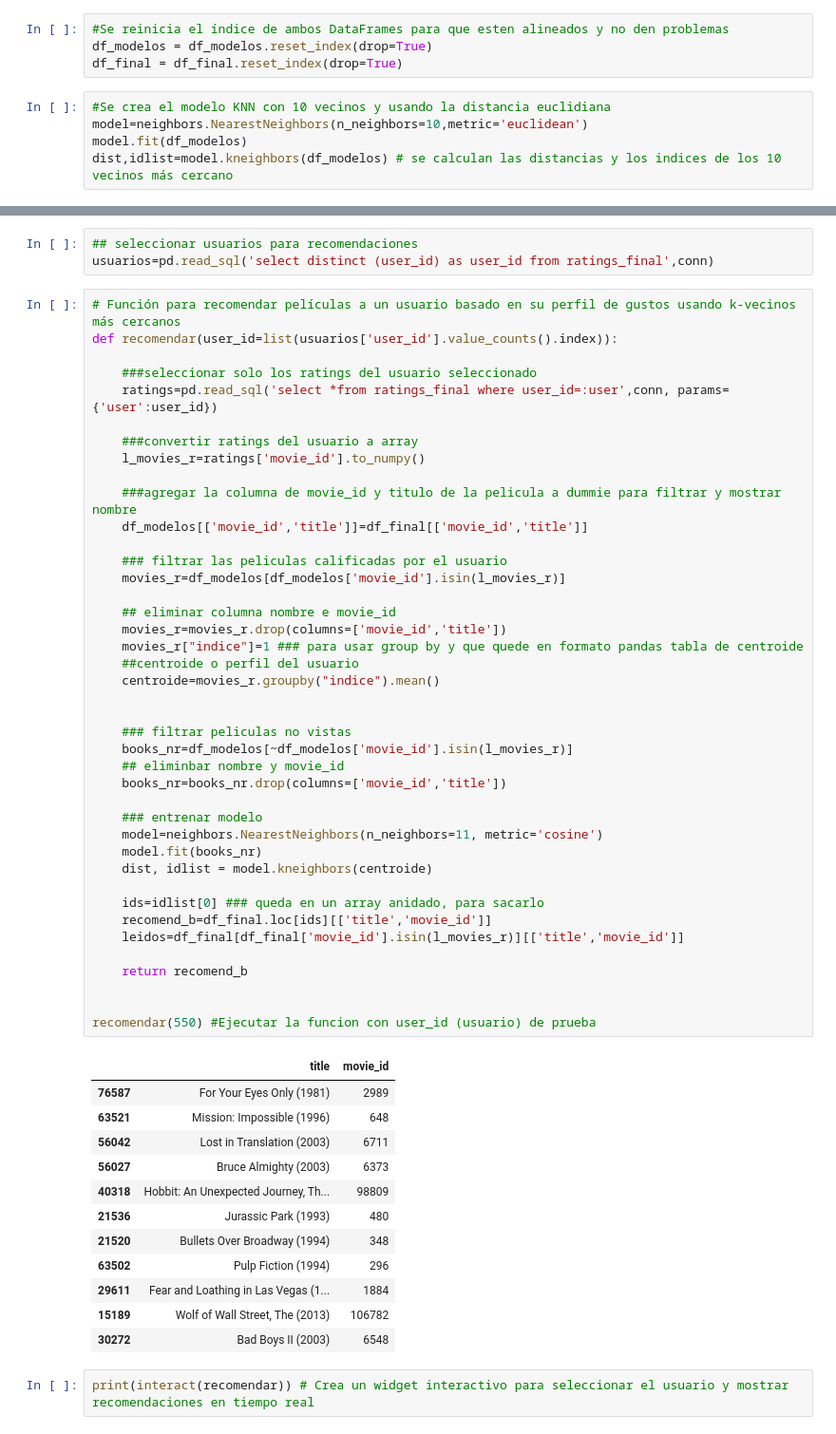
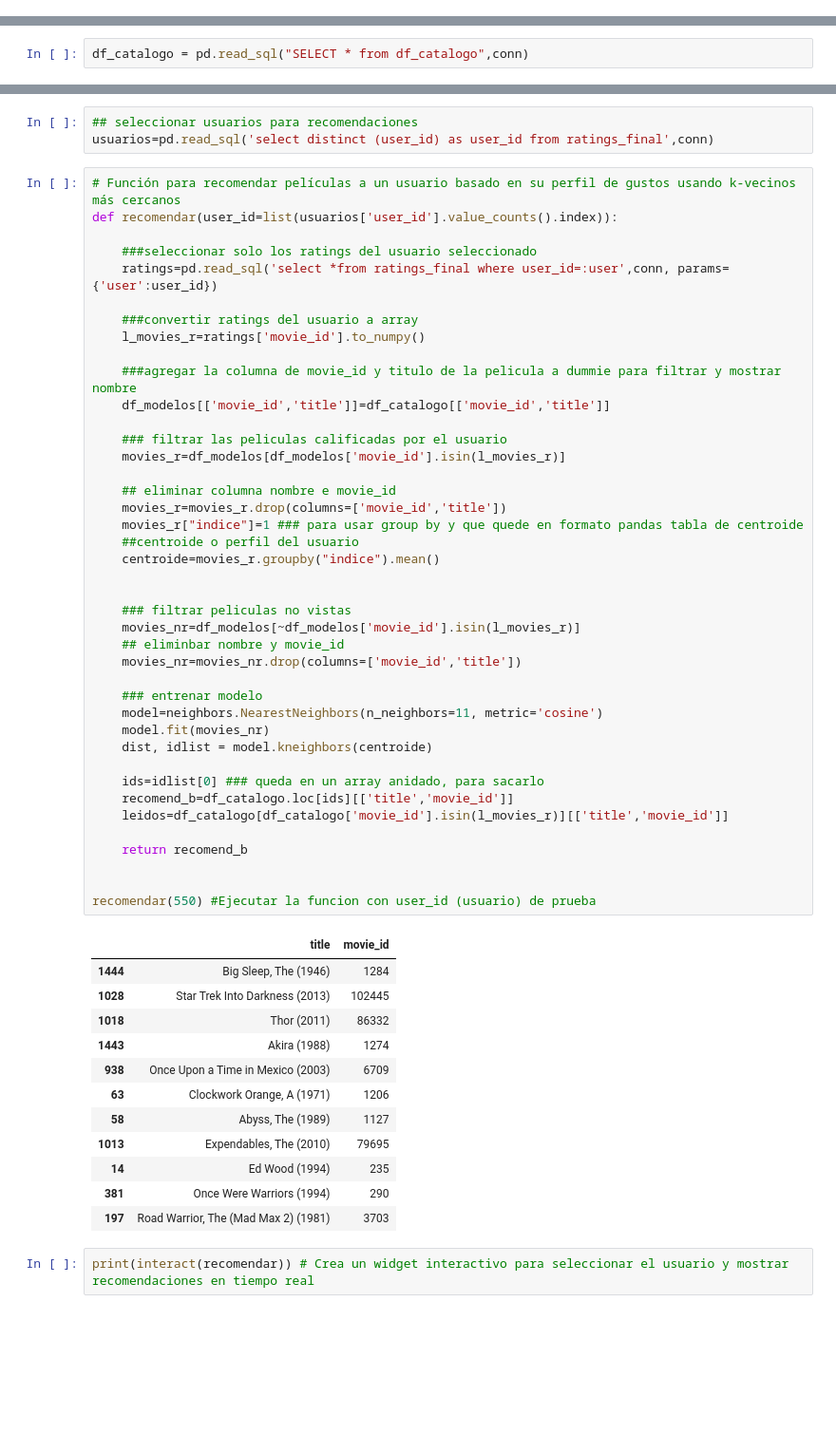
Before and after one commit to josedavidm12/sistemas_recomendacion, a Jupyter notebook: e_modelos2.ipynb, the cells around one changed output, grey strips where cells are left out. Shown at 95% size. Cells and saved outputs as stored; diff of their text form; blank space fills up the shorter version.

```diff
--- a/e_modelos2.ipynb
+++ b/e_modelos2.ipynb
@@ -109,9 +113,0 @@ df_final=joblib.load('/content/drive/MyDrive/analitica 3/sistemas_recomendacion/
-# %%
-#Se reinicia el índice de ambos DataFrames para que esten alineados y no den problemas
-df_modelos = df_modelos.reset_index(drop=True)
-df_final = df_final.reset_index(drop=True)
-# %%
-#Se crea el modelo KNN con 10 vecinos y usando la distancia euclidiana
-model=neighbors.NearestNeighbors(n_neighbors=10,metric='euclidean')
-model.fit(df_modelos)
-dist,idlist=model.kneighbors(df_modelos) # se calculan las distancias y los indices de los 10 vecinos más cercano
@@ -166,3 +114,5 @@ interactive(children=(Dropdown(description='movie_name', options=('Forrest Gump
+# %%
+df_catalogo = pd.read_sql("SELECT * from df_catalogo",conn)
 # %% [markdown]
 ##Sistema de recomendación basado en contenido KNN (Basado en el usuario)
 # %%
@@ -178,50 +128,50 @@ def recomendar(user_id=list(usuarios['user_id'].value_counts().index)):
     ###convertir ratings del usuario a array
     l_movies_r=ratings['movie_id'].to_numpy()
 
     ###agregar la columna de movie_id y titulo de la pelicula a dummie para filtrar y mostrar nombre
-    df_modelos[['movie_id','title']]=df_final[['movie_id','title']]
+    df_modelos[['movie_id','title']]=df_catalogo[['movie_id','title']]
 
     ### filtrar las peliculas calificadas por el usuario
     movies_r=df_modelos[df_modelos['movie_id'].isin(l_movies_r)]
 
     ## eliminar columna nombre e movie_id
     movies_r=movies_r.drop(columns=['movie_id','title'])
     movies_r["indice"]=1 ### para usar group by y que quede en formato pandas tabla de centroide
     ##centroide o perfil del usuario
     centroide=movies_r.groupby("indice").mean()
 
 
     ### filtrar peliculas no vistas
-    books_nr=df_modelos[~df_modelos['movie_id'].isin(l_movies_r)]
+    movies_nr=df_modelos[~df_modelos['movie_id'].isin(l_movies_r)]
     ## eliminbar nombre y movie_id
-    books_nr=books_nr.drop(columns=['movie_id','title'])
+    movies_nr=movies_nr.drop(columns=['movie_id','title'])
 
     ### entrenar modelo
     model=neighbors.NearestNeighbors(n_neighbors=11, metric='cosine')
-    model.fit(books_nr)
+    model.fit(movies_nr)
     dist, idlist = model.kneighbors(centroide)
 
     ids=idlist[0] ### queda en un array anidado, para sacarlo
-    recomend_b=df_final.loc[ids][['title','movie_id']]
-    leidos=df_final[df_final['movie_id'].isin(l_movies_r)][['title','movie_id']]
+    recomend_b=df_catalogo.loc[ids][['title','movie_id']]
+    leidos=df_catalogo[df_catalogo['movie_id'].isin(l_movies_r)][['title','movie_id']]
 
     return recomend_b
 
 
 recomendar(550) #Ejecutar la funcion con user_id (usuario) de prueba
 # %% [output]
 |  | title | movie_id |
-| 76587 | For Your Eyes Only (1981) | 2989 |
-| 63521 | Mission: Impossible (1996) | 648 |
-| 56042 | Lost in Translation (2003) | 6711 |
-| 56027 | Bruce Almighty (2003) | 6373 |
-| 40318 | Hobbit: An Unexpected Journey, Th... | 98809 |
-| 21536 | Jurassic Park (1993) | 480 |
-| 21520 | Bullets Over Broadway (1994) | 348 |
-| 63502 | Pulp Fiction (1994) | 296 |
-| 29611 | Fear and Loathing in Las Vegas (1... | 1884 |
-| 15189 | Wolf of Wall Street, The (2013) | 106782 |
-| 30272 | Bad Boys II (2003) | 6548 |
+| 1444 | Big Sleep, The (1946) | 1284 |
+| 1028 | Star Trek Into Darkness (2013) | 102445 |
+| 1018 | Thor (2011) | 86332 |
+| 1443 | Akira (1988) | 1274 |
+| 938 | Once Upon a Time in Mexico (2003) | 6709 |
+| 63 | Clockwork Orange, A (1971) | 1206 |
+| 58 | Abyss, The (1989) | 1127 |
+| 1013 | Expendables, The (2010) | 79695 |
+| 14 | Ed Wood (1994) | 235 |
+| 381 | Once Were Warriors (1994) | 290 |
+| 197 | Road Warrior, The (Mad Max 2) (1981) | 3703 |
 # %%
 print(interact(recomendar)) # Crea un widget interactivo para seleccionar el usuario y mostrar recomendaciones en tiempo real
 # %% [output]
```
Also changed, not shown: parts of 25 cells of this notebook, 8 other files.
